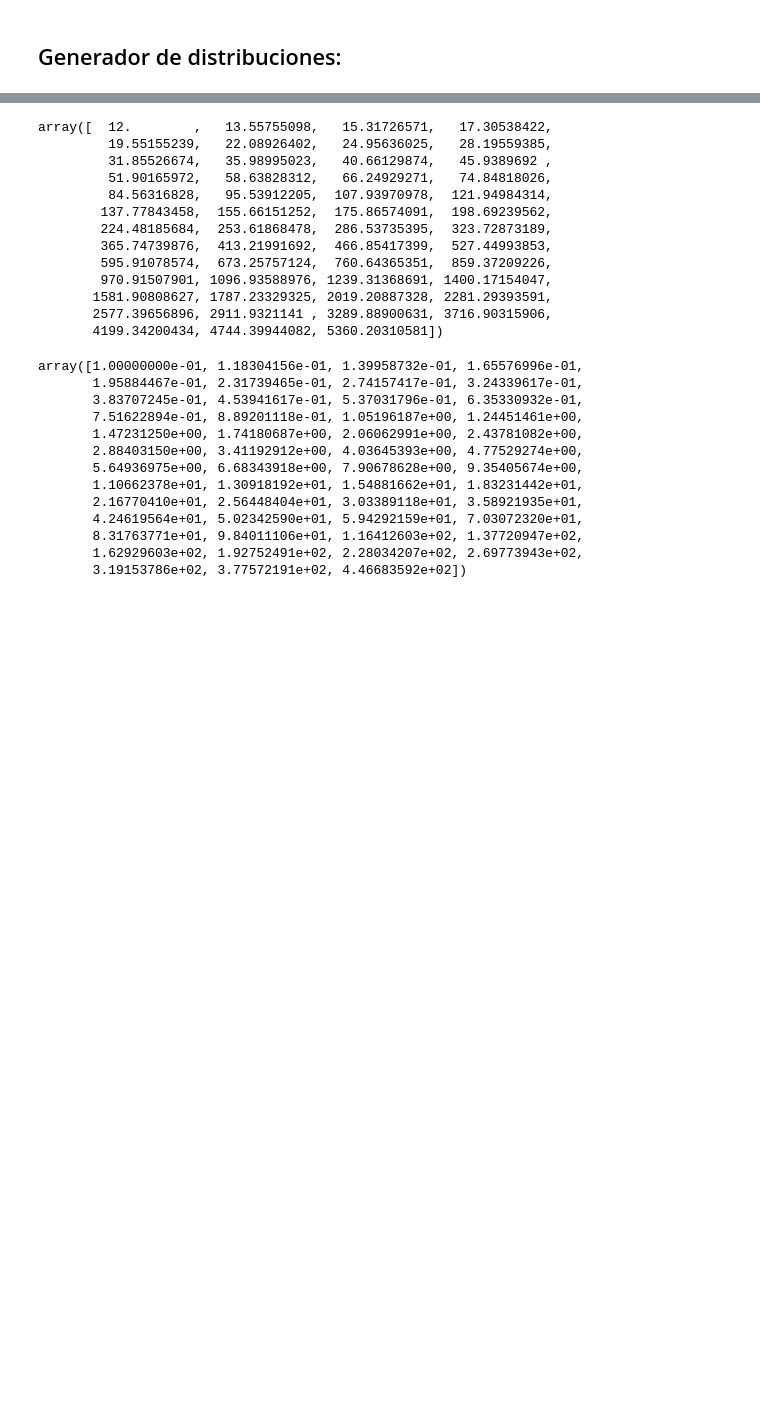
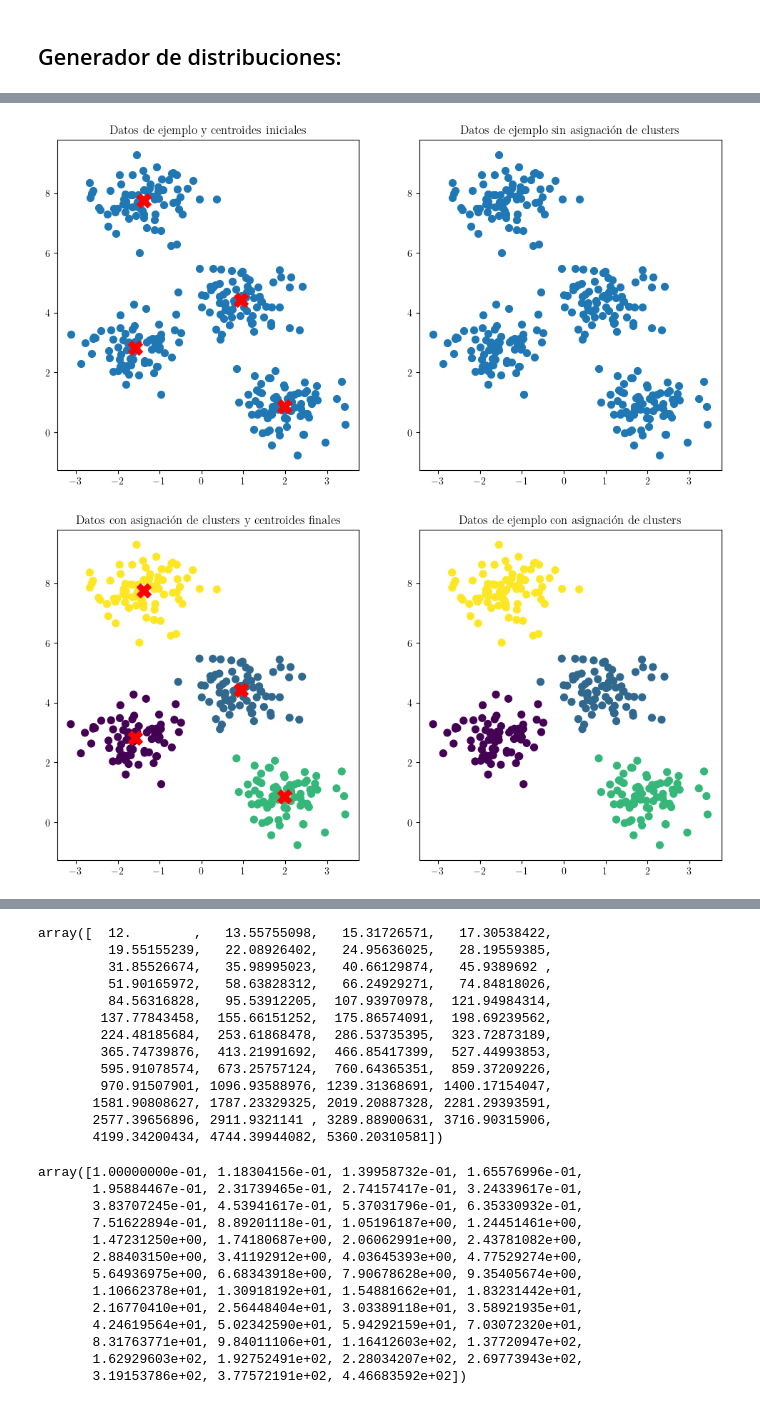
Before and after one commit to oazula/codes, a Jupyter notebook: Analisis de Pareto.ipynb, the cells around one changed output, grey strips where cells are left out. Saved outputs shown, nothing was run; the diff lists cells and outputs as text; code cells hidden in the pictures; blank space fills up the shorter version.

Commit message:
ultimos cambios antes de redes

```diff
--- a/Analisis de Pareto.ipynb
+++ b/Analisis de Pareto.ipynb
@@ -11,0 +35,49 @@ rc('text', usetex=True)
+# %%
+import numpy as np
+import matplotlib.pyplot as plt
+from sklearn.datasets import make_blobs
+from sklearn.cluster import KMeans
+
+# Generar datos de ejemplo
+X, _ = make_blobs(n_samples=300, centers=4, cluster_std=0.60, random_state=0)
+
+# Inicializar el modelo KMeans
+kmeans = KMeans(n_clusters=4)
+
+# Ajustar el modelo KMeans a los datos
+kmeans.fit(X)
+
+# Etapa 1 del algoritmo: antes de la asignación inicial de clusters
+plt.figure(figsize=(12, 6))
+
+# Subgráfico 1: Mostrar los datos y los centroides iniciales
+plt.subplot(1, 2, 1)
+plt.scatter(X[:, 0], X[:, 1], s=50)
+plt.scatter(kmeans.cluster_centers_[:, 0], kmeans.cluster_centers_[:, 1], s=200, c='red', marker='X')
+plt.title('Datos de ejemplo y centroides iniciales')
+
+# Subgráfico 2: Mostrar los datos sin asignación de clusters
+plt.subplot(1, 2, 2)
+plt.scatter(X[:, 0], X[:, 1], s=50)
+plt.title('Datos de ejemplo sin asignación de clusters')
+
+plt.show()
+
+# Etapa 2 del algoritmo: después de la asignación de clusters
+plt.figure(figsize=(12, 6))
+
+# Subgráfico 1: Mostrar los datos con asignación de clusters
+plt.subplot(1, 2, 1)
+plt.scatter(X[:, 0], X[:, 1], c=kmeans.labels_, s=50, cmap='viridis')
+plt.scatter(kmeans.cluster_centers_[:, 0], kmeans.cluster_centers_[:, 1], s=200, c='red', marker='X')
+plt.title('Datos con asignación de clusters y centroides finales')
+
+# Subgráfico 2: Mostrar los centroides finales
+plt.subplot(1, 2, 2)
+plt.scatter(X[:, 0], X[:, 1], c=kmeans.labels_, s=50, cmap='viridis')
+plt.title('Datos de ejemplo con asignación de clusters')
+
+plt.show()
+# %% [output]
+[figure, added]
+[figure, added]
```
Also changed, not shown: parts of 7 cells of this notebook, 6 other files.
